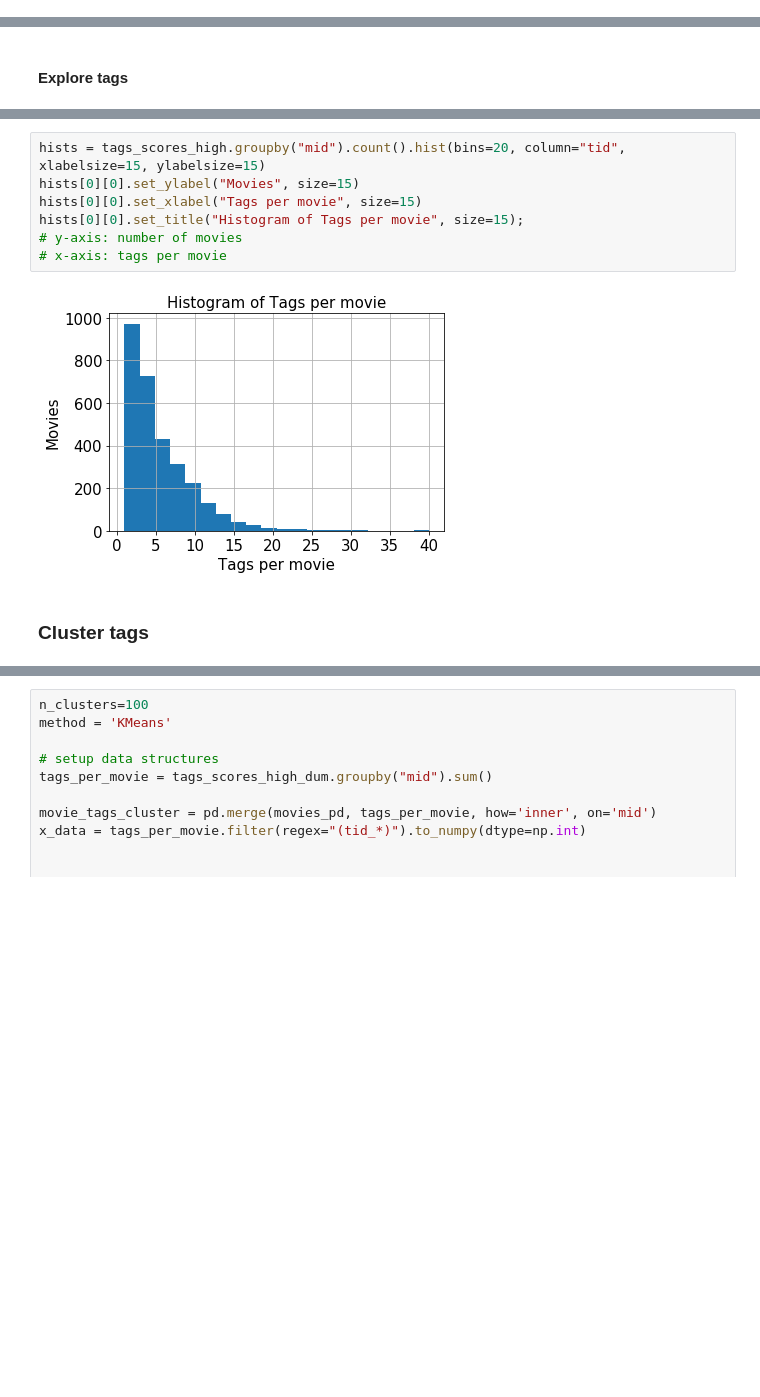
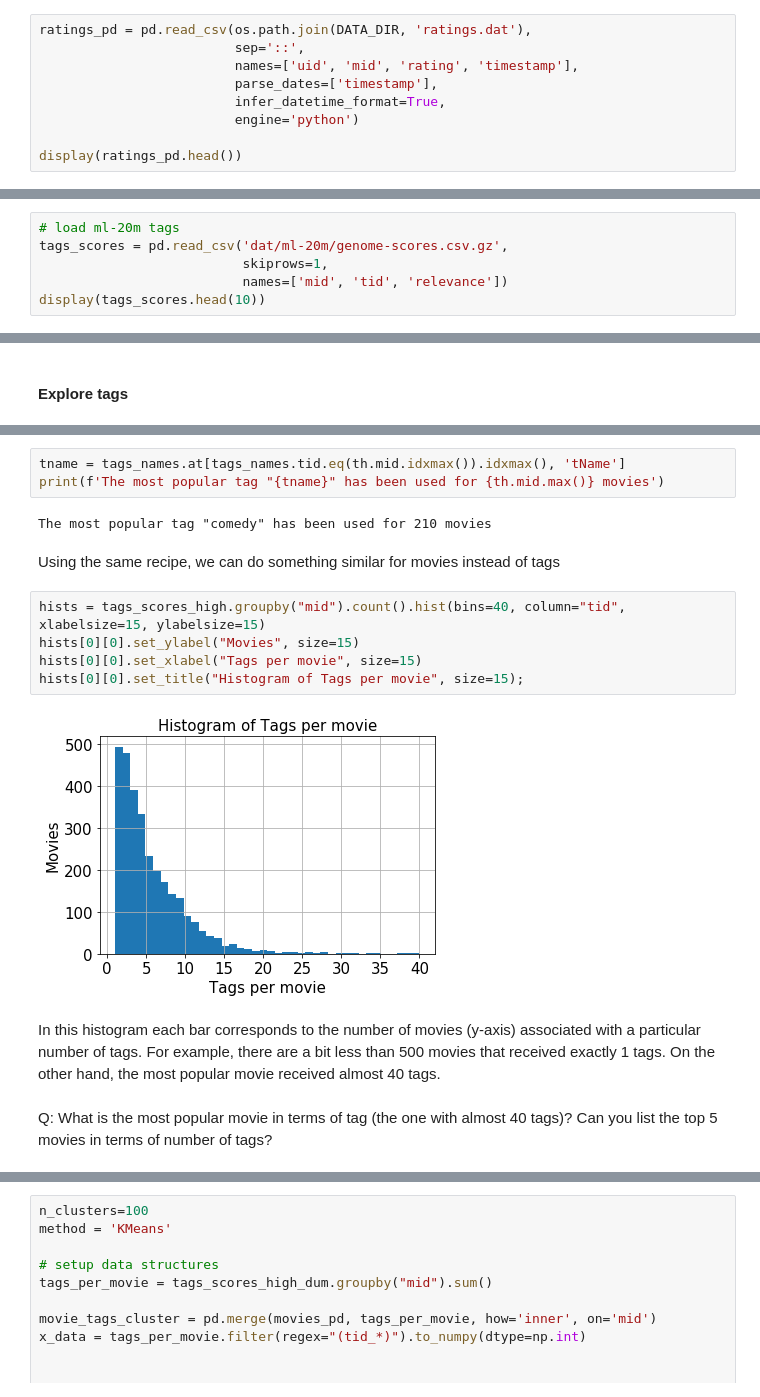
Before and after one commit to lcharlin/ivado-workshop_recsys_19, a Jupyter notebook: Tutorial -- Introduction to ML.ipynb, the cells around one changed output, grey strips where cells are left out. Drawn from its saved outputs; the diff is of its cells as text; blank space fills up the shorter version.

Commit message:
added explanations up to clustering

```diff
--- a/Tutorial -- Introduction to ML.ipynb
+++ b/Tutorial -- Introduction to ML.ipynb
@@ -221,0 +174,9 @@ print(ratings_pd['mid'].nunique())
+# %%
+ratings_pd = pd.read_csv(os.path.join(DATA_DIR, 'ratings.dat'),
+                         sep='::',
+                         names=['uid', 'mid', 'rating', 'timestamp'],
+                         parse_dates=['timestamp'],
+                         infer_datetime_format=True,
+                         engine='python')
+
+display(ratings_pd.head())
@@ -221,0 +240,6 @@ print(ratings_pd['mid'].nunique())
+# %%
+# load ml-20m tags
+tags_scores = pd.read_csv('dat/ml-20m/genome-scores.csv.gz',
+                          skiprows=1,
+                          names=['mid', 'tid', 'relevance'])
+display(tags_scores.head(10))
@@ -235,11 +413,18 @@ hists.set_title("Histogram of Movies per tag", size=15);
+# %%
+tname = tags_names.at[tags_names.tid.eq(th.mid.idxmax()).idxmax(), 'tName']
+print(f'The most popular tag "{tname}" has been used for {th.mid.max()} movies')
+# %% [output]
+The most popular tag "comedy" has been used for 210 movies
+# %% [markdown]
+Using the same recipe, we can do something similar for movies instead of tags
 # %%
-hists = tags_scores_high.groupby("mid").count().hist(bins=20, column="tid", xlabelsize=15, ylabelsize=15)
+hists = tags_scores_high.groupby("mid").count().hist(bins=40, column="tid", xlabelsize=15, ylabelsize=15)
 hists[0][0].set_ylabel("Movies", size=15)
 hists[0][0].set_xlabel("Tags per movie", size=15)
 hists[0][0].set_title("Histogram of Tags per movie", size=15);
-# y-axis: number of movies
-# x-axis: tags per movie
 # %% [output]
-[figure, old version]
+[figure, new version]
-# %% [markdown]
-### Cluster tags
+# %% [markdown]
+In this histogram each bar corresponds to the number of movies (y-axis) associated with a particular number of tags. For example, there are a bit less than 500 movies that received exactly 1 tags. On the other hand, the most popular movie received almost 40 tags.
+# %% [markdown]
+Q: What is the most popular movie in terms of tag (the one with almost 40 tags)? Can you list the top 5 movies in terms of number of tags?
```
Also changed, not shown: parts of 64 cells of this notebook.
